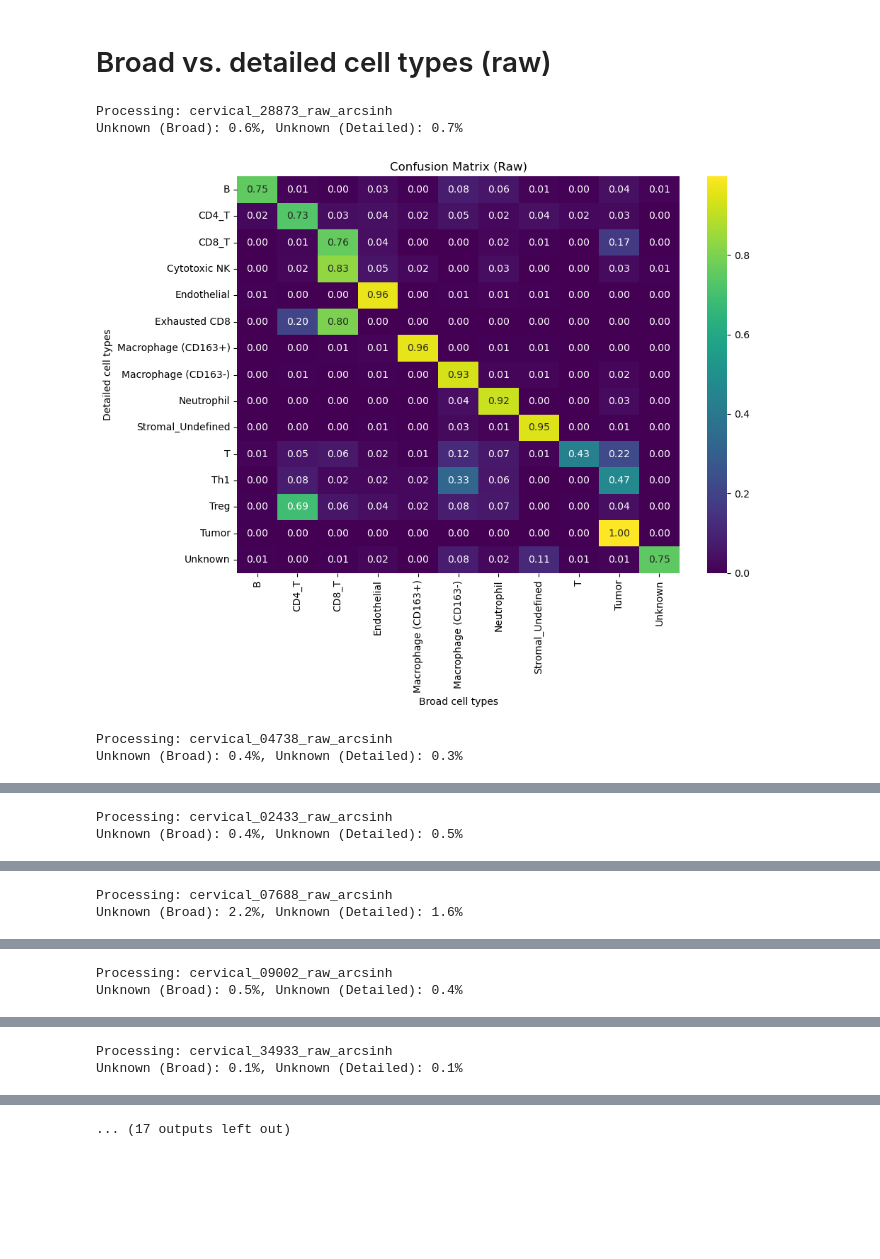
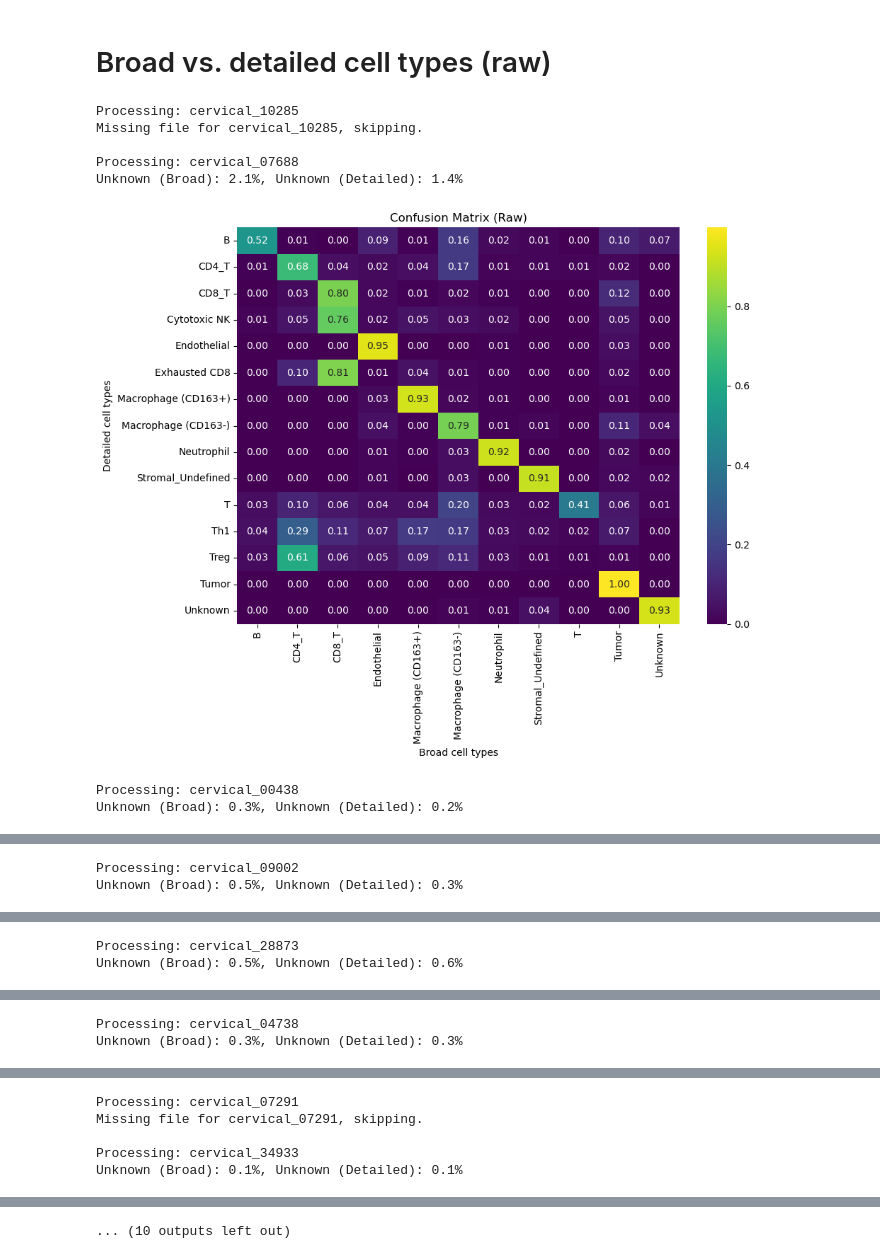
Before and after one commit to FenyoLab/EC_codeximaging, a Jupyter notebook: notebooks/celesta_broad_vs_detailed_cervical.ipynb, the cells around one changed output, grey strips where cells are left out. Cells and saved outputs as stored; diff of their text form; code cells hidden in the pictures; blank space fills up the shorter version.

Commit message:
update celesta scripts ntbks

```diff
--- a/notebooks/celesta_broad_vs_detailed_cervical.ipynb
+++ b/notebooks/celesta_broad_vs_detailed_cervical.ipynb
@@ -24,7 +21,7 @@ def plot_confusion_matrix(true_labels, pred_labels, xlabel, ylabel, title_suffix
     plt.tight_layout()
     plt.show()
 
-broad_results_dir = "/gpfs/home/yb2612/proteomics/home/yb2612/results/celesta"
+broad_results_dir = "/gpfs/home/yb2612/proteomics/home/yb2612/results/celesta/broad_cell_types"
 detailed_results_dir = "/gpfs/home/yb2612/proteomics/home/yb2612/results/celesta/detailed_cell_types"
 
 # Define bucket mapping
@@ -45,9 +42,11 @@ for subdir in os.listdir(broad_results_dir):
     print(f"\nProcessing: {subdir}")
 
     # File paths
+    detailed_subdir = f"{subdir}_raw_arcsinh"
+    detailed_filename = f"{detailed_subdir}_high_anchor_default_high_iter_default_final_cell_type_assignment.csv"
     filename = f"{subdir}_high_anchor_default_high_iter_default_final_cell_type_assignment.csv"
     broad_path = os.path.join(broad_results_dir, subdir, filename)
-    detailed_path = os.path.join(detailed_results_dir, subdir, filename)
+    detailed_path = os.path.join(detailed_results_dir, detailed_subdir, detailed_filename)
 
     if not (os.path.isfile(broad_path) and os.path.isfile(detailed_path)):
         print(f"Missing file for {subdir}, skipping.")
@@ -111,41 +116,46 @@ for subdir in os.listdir(broad_results_dir):
     print(f"\nProcessing: {subdir}")
 
     # File paths
+    detailed_subdir = f"{subdir}_raw_arcsinh"
+    detailed_filename = f"{detailed_subdir}_high_anchor_default_high_iter_default_final_cell_type_assignment.csv"
     filename = f"{subdir}_high_anchor_default_high_iter_default_final_cell_type_assignment.csv"
     broad_path = os.path.join(broad_results_dir, subdir, filename)
-    detailed_path = os.path.join(detailed_results_dir, subdir, filename)
+    detailed_path = os.path.join(detailed_results_dir, detailed_subdir, detailed_filename)
 
     if not (os.path.isfile(broad_path) and os.path.isfile(detailed_path)):
         print(f"Missing file for {subdir}, skipping.")
         continue
 
     # Read data
     broad_df = pd.read_csv(broad_path)
     detailed_df = pd.read_csv(detailed_path)
 
     if "Final cell type" not in broad_df.columns or "Final cell type" not in detailed_df.columns:
         print(f"'Final cell type' column missing in {subdir}, skipping.")
         continue
 
     broad = broad_df["Final cell type"]
     detailed = detailed_df["Final cell type"]
 
     # Calculate % unknown
     pct_unknown_broad = (broad == "Unknown").mean() * 100
     pct_unknown_detailed = (detailed == "Unknown").mean() * 100
     print(f"Unknown (Broad): {pct_unknown_broad:.1f}%, Unknown (Detailed): {pct_unknown_detailed:.1f}%")
 
     # Plot original final cell type confusion matrix
     plot_confusion_matrix(
         detailed,
         broad,
         xlabel="Broad cell types",
         ylabel="Detailed cell types",
         title_suffix="(Raw)"
     )
 # %% [output]
-Processing: cervical_28873_raw_arcsinh
-Unknown (Broad): 0.6%, Unknown (Detailed): 0.7%
+Processing: cervical_10285
+Missing file for cervical_10285, skipping.
+
+Processing: cervical_07688
+Unknown (Broad): 2.1%, Unknown (Detailed): 1.4%
-[figure, old version]
+[figure, new version]
-Processing: cervical_04738_raw_arcsinh
-Unknown (Broad): 0.4%, Unknown (Detailed): 0.3%
+Processing: cervical_00438
+Unknown (Broad): 0.3%, Unknown (Detailed): 0.2%
@@ -153,2 +163,2 @@ Unknown (Broad): 0.4%, Unknown (Detailed): 0.3%
-Processing: cervical_02433_raw_arcsinh
-Unknown (Broad): 0.4%, Unknown (Detailed): 0.5%
+Processing: cervical_09002
+Unknown (Broad): 0.5%, Unknown (Detailed): 0.3%
@@ -156,2 +166,2 @@ Unknown (Broad): 0.4%, Unknown (Detailed): 0.5%
-Processing: cervical_07688_raw_arcsinh
-Unknown (Broad): 2.2%, Unknown (Detailed): 1.6%
+Processing: cervical_28873
+Unknown (Broad): 0.5%, Unknown (Detailed): 0.6%
@@ -159,2 +169,2 @@ Unknown (Broad): 2.2%, Unknown (Detailed): 1.6%
-Processing: cervical_09002_raw_arcsinh
-Unknown (Broad): 0.5%, Unknown (Detailed): 0.4%
+Processing: cervical_04738
+Unknown (Broad): 0.3%, Unknown (Detailed): 0.3%
@@ -162,2 +172,5 @@ Unknown (Broad): 0.5%, Unknown (Detailed): 0.4%
-Processing: cervical_34933_raw_arcsinh
+Processing: cervical_07291
+Missing file for cervical_07291, skipping.
+
+Processing: cervical_34933
 Unknown (Broad): 0.1%, Unknown (Detailed): 0.1%
@@ -165 +178 @@ Unknown (Broad): 0.1%, Unknown (Detailed): 0.1%
-... (17 outputs left out)
+... (10 outputs left out)
```
Also changed, not shown: parts of 3 cells of this notebook, 9 other files.
